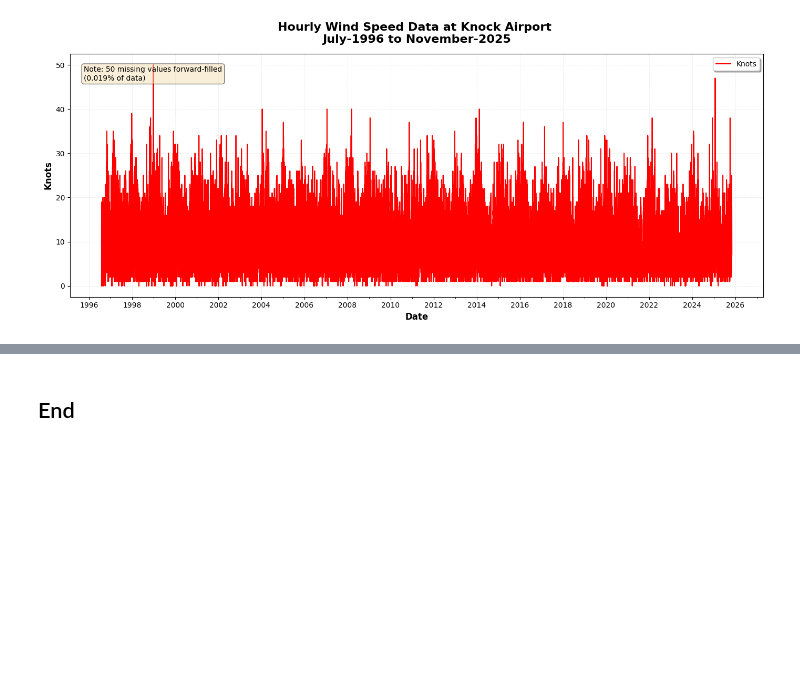
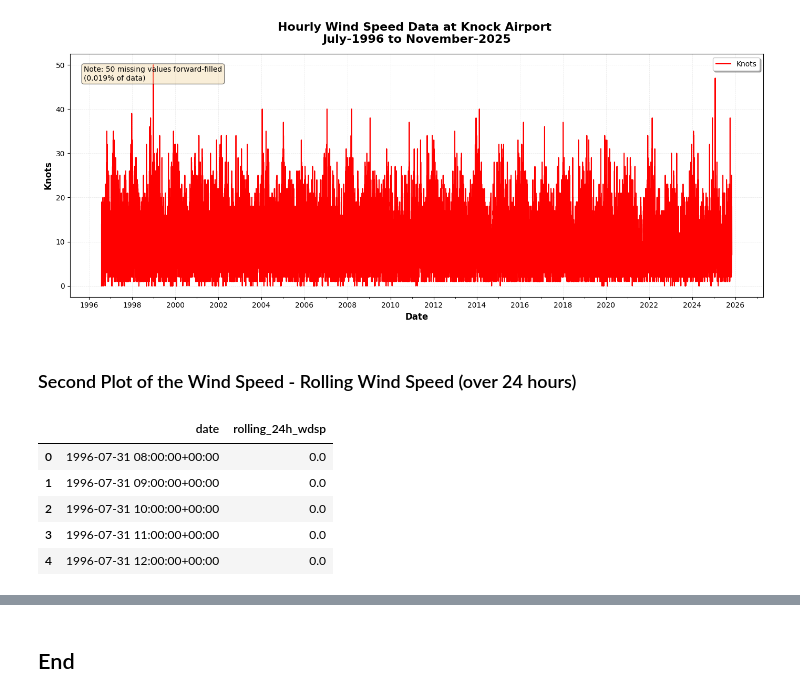
Before and after one commit to skerr17/programming-for-data-analytics, a Jupyter notebook: assignments/assignment06-weather.ipynb, the cells around one changed output, grey strips where cells are left out. Drawn from its saved outputs; the diff is of its cells as text; code cells hidden in the pictures; blank space fills up the shorter version.

```diff
--- a/assignments/assignment06-weather.ipynb
+++ b/assignments/assignment06-weather.ipynb
@@ -578,3 +589,19 @@ plt.savefig(output_data_dir+'hourly-wdsp-plot.png', dpi=300, bbox_inches='tight'
 plt.show()
 # %% [output]
 [figure]
+# %% [markdown]
+### Second Plot of the Wind Speed - Rolling Wind Speed (over 24 hours)
+# %%
+# Calculate 24-hour rolling average windspeed
+# using rolling() method - see https://pandas.pydata.org/docs/reference/api/pandas.DataFrame.rolling.html
+rolling_24h_wdsp = wdsp_weather_data.set_index('date')['wdsp_ffill'].rolling(window=24, min_periods=1).mean().reset_index()
+rolling_24h_wdsp.columns = ['date', 'rolling_24h_wdsp']
+
+rolling_24h_wdsp.head()
+# %% [output]
+|  | date | rolling_24h_wdsp |
+| 0 | 1996-07-31 08:00:00+00:00 | 0.0 |
+| 1 | 1996-07-31 09:00:00+00:00 | 0.0 |
+| 2 | 1996-07-31 10:00:00+00:00 | 0.0 |
+| 3 | 1996-07-31 11:00:00+00:00 | 0.0 |
+| 4 | 1996-07-31 12:00:00+00:00 | 0.0 |
```
Also changed, not shown: parts of 9 cells of this notebook, 7 other files.
